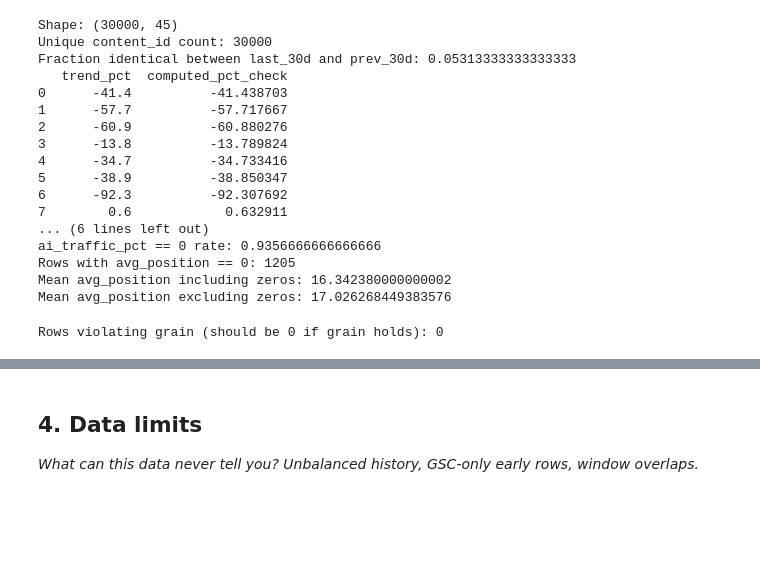
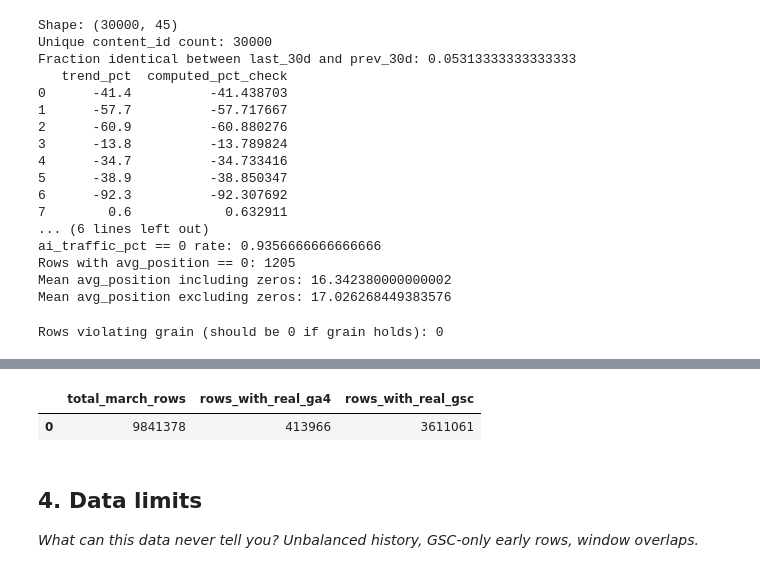
Before and after one commit to fatima12aa/fa-ml, a Jupyter notebook: work/notebooks/w03_data_contract.ipynb, the cells around one changed output, grey strips where cells are left out. Saved outputs shown, nothing was run; the diff lists cells and outputs as text; code cells hidden in the pictures; blank space fills up the shorter version.

```diff
--- a/work/notebooks/w03_data_contract.ipynb
+++ b/work/notebooks/w03_data_contract.ipynb
@@ -209,3 +250,21 @@ Rows violating grain (should be 0 if grain holds): 0
+# %%
+# Claim: not all March rows have genuinely available GA4 data — some rows
+# are zero-filled placeholders for clients without GA4 access or before
+# their tracking started. Filtering with IS TRUE proves how much of the
+# 9,841,378-row March slice can actually be trusted for GA4-based features.
+availability_check = con.sql(f"""
+    SELECT
+        COUNT(*) AS total_march_rows,
+        COUNT(*) FILTER (WHERE ga4_data_available IS TRUE) AS rows_with_real_ga4,
+        COUNT(*) FILTER (WHERE gsc_data_available IS TRUE) AS rows_with_real_gsc
+    FROM {TABLES['fact_daily']}
+    WHERE report_date >= '2026-03-01' AND report_date < '2026-04-01'
+""").df()
+
+availability_check
+# %% [output]
+|  | total_march_rows | rows_with_real_ga4 | rows_with_real_gsc |
+| 0 | 9841378 | 413966 | 3611061 |
 # %% [markdown]
 ## 4. Data limits
 
```
Also changed, not shown: parts of 2 cells of this notebook.
